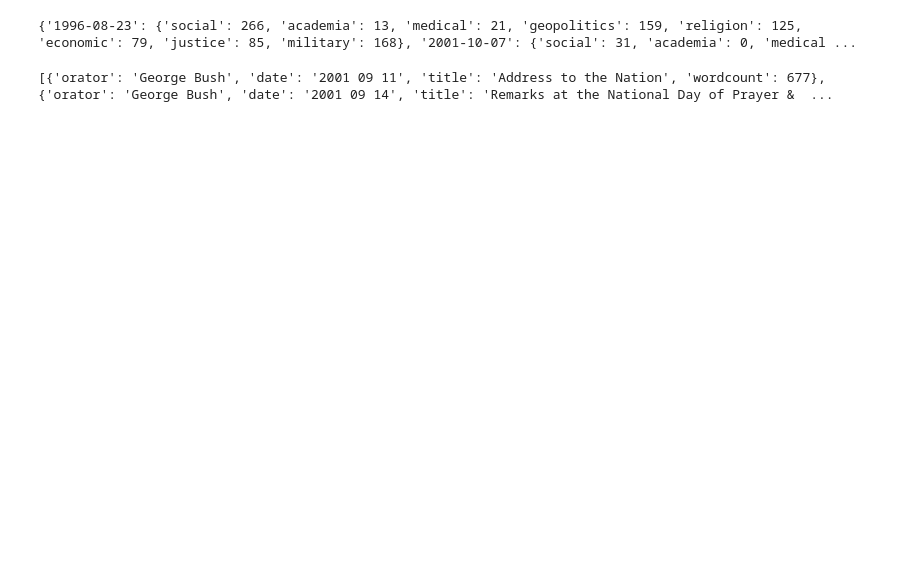
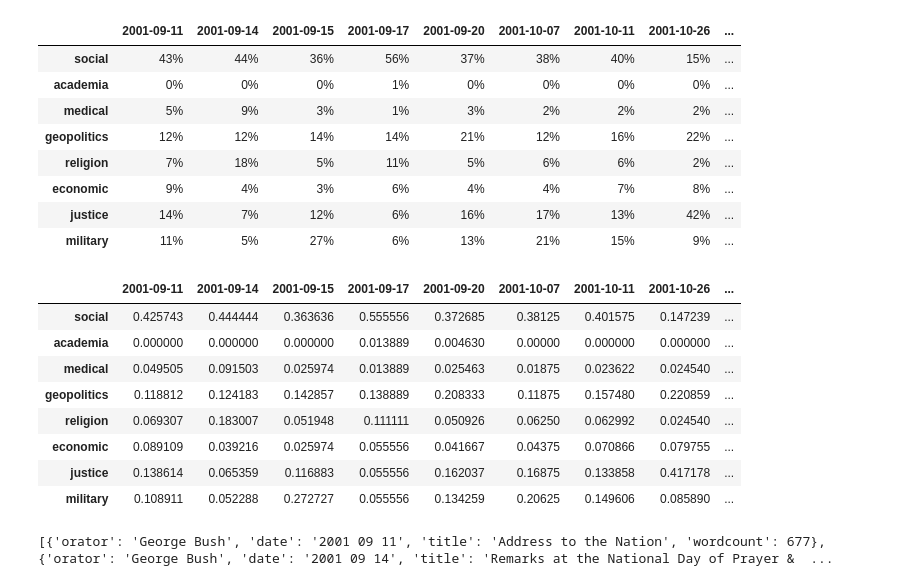
Before and after one commit to jon-chun/CNAPipeline, a Jupyter notebook: 1-VPipe v2.ipynb, the cells around one changed output. Cells and saved outputs as stored; diff of their text form; code cells hidden in the pictures; blank space fills up the shorter version.

```diff
--- a/1-VPipe v2.ipynb
+++ b/1-VPipe v2.ipynb
@@ -1025,15 +1020,70 @@ Wall time: 15.9 s
-# %%
-for document in bush:
-            bush.orator_influences_dict[str(document.datestamp)] = document.text_nlp._.doc_influences
-
-filepath = r"C:/Users/Steve/OneDrive - University of Southampton/CulturalViolence/data/"
-
-with open(os.path.join(filepath, "bushinfluencesfile.json"), "wb") as f:
-     f.write(json.dumps(bush.orator_influences_dict).encode("utf-8"))
-
-print(binladen.orator_influences_dict)
-# %% [output]
-{'1996-08-23': {'social': 266, 'academia': 13, 'medical': 21, 'geopolitics': 159, 'religion': 125, 'economic': 79, 'justice': 85, 'military': 168}, '2001-10-07': {'social': 31, 'academia': 0, 'medical ...
+# %%
+import pandas as pd
+
+def get_ideologies(doc):
+    titles = dict([])
+
+    """This function returns a dictionary containing a count of ideology mentioned within the document"""
+
+    ## create a list for counting the number of ideologies featuring as custom attributes of each term
+    group = [feature._.IDEOLOGY for feature in doc._.named_concepts if feature._.IDEOLOGY]
+
+    ## get the data structure of ideologies as a json object
+    with open(Doc.get_extension("gptypology")[0], 'r') as fp:
+        ideology = {key : 0 for key in json.load(fp).keys()}
+
+    ## create a counter for the ideologies featuring in the doc
+    for k, v in dict(Counter(group)).items():
+        ideology[k] = v / len(group)
+
+
+
+    return ideology
+
+entity = bush
+
+titles = {"Titles" : []}
+
+for document in entity:
+            entity.orator_ideology_dict[str(document.datestamp)] = get_ideologies(document.text_nlp)
+            titles["Titles"].append(document.title)
+
+filepath = r"C:/Users/Steve/OneDrive - University of Southampton/CulturalViolence/data/"
+
+with open(os.path.join(filepath, "bushideologiesfile.json"), "wb") as f:
+     f.write(json.dumps(entity.orator_ideology_dict).encode("utf-8"))
+
+cmp = "Reds"
+df1 = pd.DataFrame.from_dict(entity.orator_ideology_dict, orient = 'index').fillna("0").T \
+        .style.background_gradient(cmap=cmp).format("{:.0%}")
+df2 = pd.DataFrame.from_dict(titles)
+
+display(df1)
+
+
+
+display(pd.DataFrame.from_dict(entity.orator_ideology_dict, orient = 'index').fillna("0").T)
+
+#Orator().display_table(bush.orator_ideology_dict)
+# %% [output]
+|  | 2001-09-11 | 2001-09-14 | 2001-09-15 | 2001-09-17 | 2001-09-20 | 2001-10-07 | 2001-10-11 | 2001-10-26 | ... |
+| social | 43% | 44% | 36% | 56% | 37% | 38% | 40% | 15% | ... |
+| academia | 0% | 0% | 0% | 1% | 0% | 0% | 0% | 0% | ... |
+| medical | 5% | 9% | 3% | 1% | 3% | 2% | 2% | 2% | ... |
+| geopolitics | 12% | 12% | 14% | 14% | 21% | 12% | 16% | 22% | ... |
+| religion | 7% | 18% | 5% | 11% | 5% | 6% | 6% | 2% | ... |
+| economic | 9% | 4% | 3% | 6% | 4% | 4% | 7% | 8% | ... |
+| justice | 14% | 7% | 12% | 6% | 16% | 17% | 13% | 42% | ... |
+| military | 11% | 5% | 27% | 6% | 13% | 21% | 15% | 9% | ... |
+|  | 2001-09-11 | 2001-09-14 | 2001-09-15 | 2001-09-17 | 2001-09-20 | 2001-10-07 | 2001-10-11 | 2001-10-26 | ... |
+| social | 0.425743 | 0.444444 | 0.363636 | 0.555556 | 0.372685 | 0.38125 | 0.401575 | 0.147239 | ... |
+| academia | 0.000000 | 0.000000 | 0.000000 | 0.013889 | 0.004630 | 0.00000 | 0.000000 | 0.000000 | ... |
+| medical | 0.049505 | 0.091503 | 0.025974 | 0.013889 | 0.025463 | 0.01875 | 0.023622 | 0.024540 | ... |
+| geopolitics | 0.118812 | 0.124183 | 0.142857 | 0.138889 | 0.208333 | 0.11875 | 0.157480 | 0.220859 | ... |
+| religion | 0.069307 | 0.183007 | 0.051948 | 0.111111 | 0.050926 | 0.06250 | 0.062992 | 0.024540 | ... |
+| economic | 0.089109 | 0.039216 | 0.025974 | 0.055556 | 0.041667 | 0.04375 | 0.070866 | 0.079755 | ... |
+| justice | 0.138614 | 0.065359 | 0.116883 | 0.055556 | 0.162037 | 0.16875 | 0.133858 | 0.417178 | ... |
+| military | 0.108911 | 0.052288 | 0.272727 | 0.055556 | 0.134259 | 0.20625 | 0.149606 | 0.085890 | ... |
 # %%
 json_list = []
 orator = "bush"
```
Also changed, not shown: parts of 8 cells of this notebook, 2 other files.
